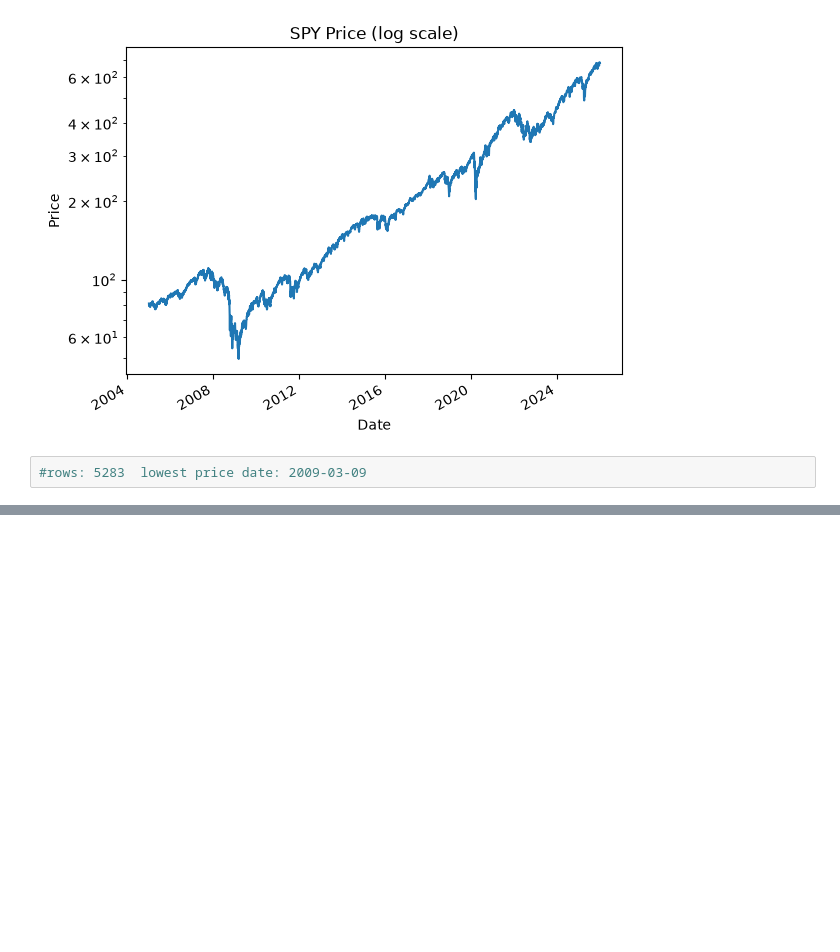
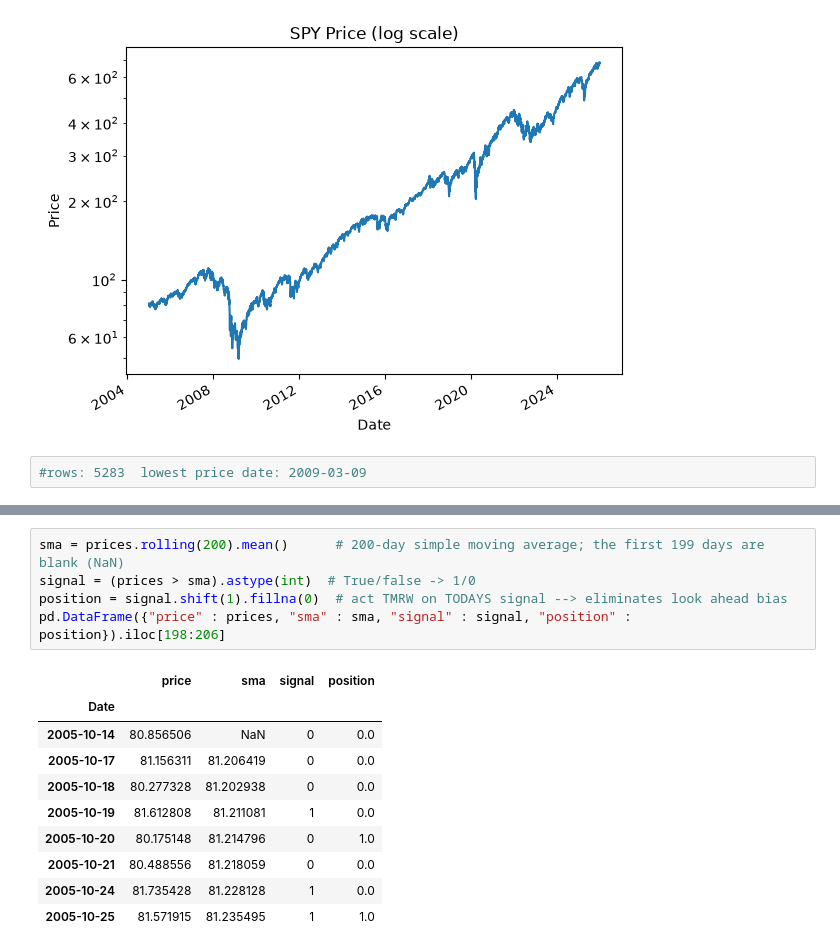
Before and after one commit to vedant5678/spy-trend-backtest, a Jupyter notebook: scratch.ipynb, the cells around one changed output, grey strips where cells are left out. Saved outputs shown, nothing was run; the diff lists cells and outputs as text; blank space fills up the shorter version.

```diff
--- a/scratch.ipynb
+++ b/scratch.ipynb
@@ -53,0 +103,16 @@ prices.plot(logy=True, ylabel ="Price", title="SPY Price (log scale)")
+# %%
+sma = prices.rolling(200).mean()      # 200-day simple moving average; the first 199 days are blank (NaN)
+signal = (prices > sma).astype(int)  # True/false -> 1/0
+position = signal.shift(1).fillna(0)  # act TMRW on TODAYS signal --> eliminates look ahead bias
+pd.DataFrame({"price" : prices, "sma" : sma, "signal" : signal, "position" : position}).iloc[198:206]
+# %% [output]
+|  | price | sma | signal | position |
+| Date |  |  |  |  |
+| 2005-10-14 | 80.856506 | NaN | 0 | 0.0 |
+| 2005-10-17 | 81.156311 | 81.206419 | 0 | 0.0 |
+| 2005-10-18 | 80.277328 | 81.202938 | 0 | 0.0 |
+| 2005-10-19 | 81.612808 | 81.211081 | 1 | 0.0 |
+| 2005-10-20 | 80.175148 | 81.214796 | 0 | 1.0 |
+| 2005-10-21 | 80.488556 | 81.218059 | 0 | 0.0 |
+| 2005-10-24 | 81.735428 | 81.228128 | 1 | 0.0 |
+| 2005-10-25 | 81.571915 | 81.235495 | 1 | 1.0 |
```
Also changed, not shown: parts of 10 cells of this notebook, 1 other file.
